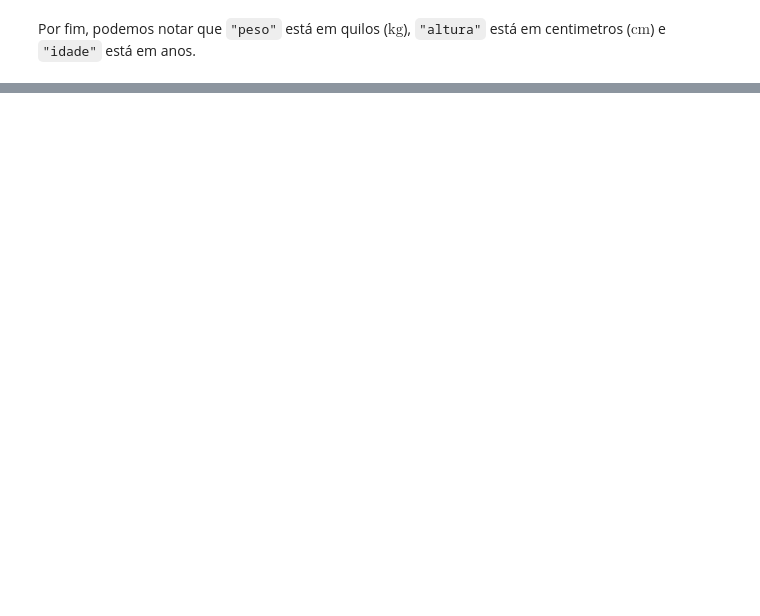
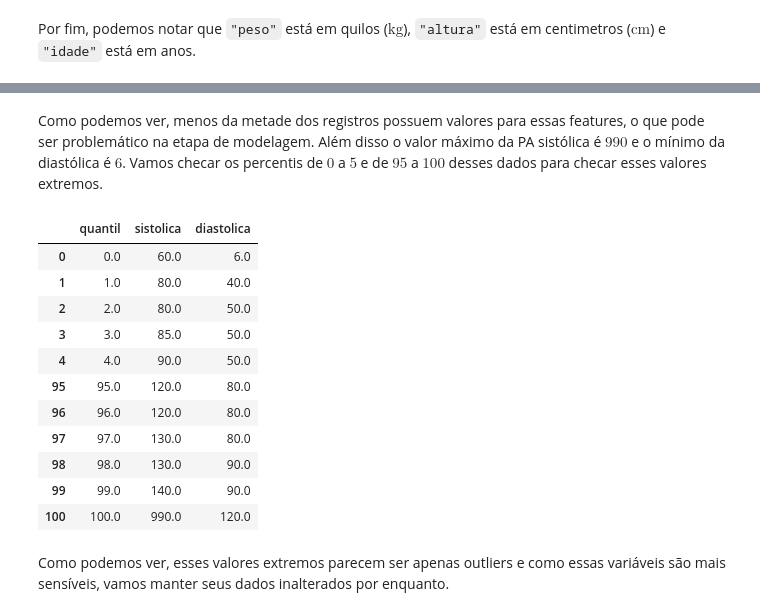
Before and after one commit to gauloish/condicao-cardiaca, a Jupyter notebook: notebooks/processamento_inicial.ipynb, the cells around one changed output, grey strips where cells are left out. Cells and saved outputs as stored; diff of their text form; code cells hidden in the pictures; blank space fills up the shorter version.

```diff
--- a/notebooks/processamento_inicial.ipynb
+++ b/notebooks/processamento_inicial.ipynb
@@ -287,0 +320,2 @@ Por fim, podemos notar que `"peso"` está em quilos ($\text{kg}$), `"altura"` es
+# %%
+df["imc"] = df["imc"].where(df["imc"] > 0.0)
@@ -287,0 +363,34 @@ Por fim, podemos notar que `"peso"` está em quilos ($\text{kg}$), `"altura"` es
+# %% [markdown]
+Como podemos ver, menos da metade dos registros possuem valores para essas features, o que pode ser problemático na etapa de modelagem. Além disso o valor máximo da PA sistólica é $990$ e o mínimo da diastólica é $6$. Vamos checar os percentis de $0%%$ a $5%%$ e de $95%%$ a $100%%$ desses dados para checar esses valores extremos.
+# %%
+sistolica = df["pa_sistolica"]
+diastolica = df["pa_diastolica"]
+
+sistolica = sistolica[sistolica.notna()].sort_values()
+diastolica = diastolica[diastolica.notna()].sort_values()
+
+quantiles = np.linspace(0, 1, 101)
+
+q_df = pd.DataFrame({
+    "quantil": (100*quantiles).round(),
+    "sistolica": np.quantile(sistolica, quantiles),
+    "diastolica": np.quantile(diastolica, quantiles)
+})
+
+q_edge_df = pd.concat([q_df.iloc[:5], q_df.iloc[95:]], axis="index")
+q_edge_df
+# %% [output]
+|  | quantil | sistolica | diastolica |
+| 0 | 0.0 | 60.0 | 6.0 |
+| 1 | 1.0 | 80.0 | 40.0 |
+| 2 | 2.0 | 80.0 | 50.0 |
+| 3 | 3.0 | 85.0 | 50.0 |
+| 4 | 4.0 | 90.0 | 50.0 |
+| 95 | 95.0 | 120.0 | 80.0 |
+| 96 | 96.0 | 120.0 | 80.0 |
+| 97 | 97.0 | 130.0 | 80.0 |
+| 98 | 98.0 | 130.0 | 90.0 |
+| 99 | 99.0 | 140.0 | 90.0 |
+| 100 | 100.0 | 990.0 | 120.0 |
+# %% [markdown]
+Como podemos ver, esses valores extremos parecem ser apenas outliers e como essas variáveis são mais sensíveis, vamos manter seus dados inalterados por enquanto.
```
Also changed, not shown: parts of 23 cells of this notebook.
